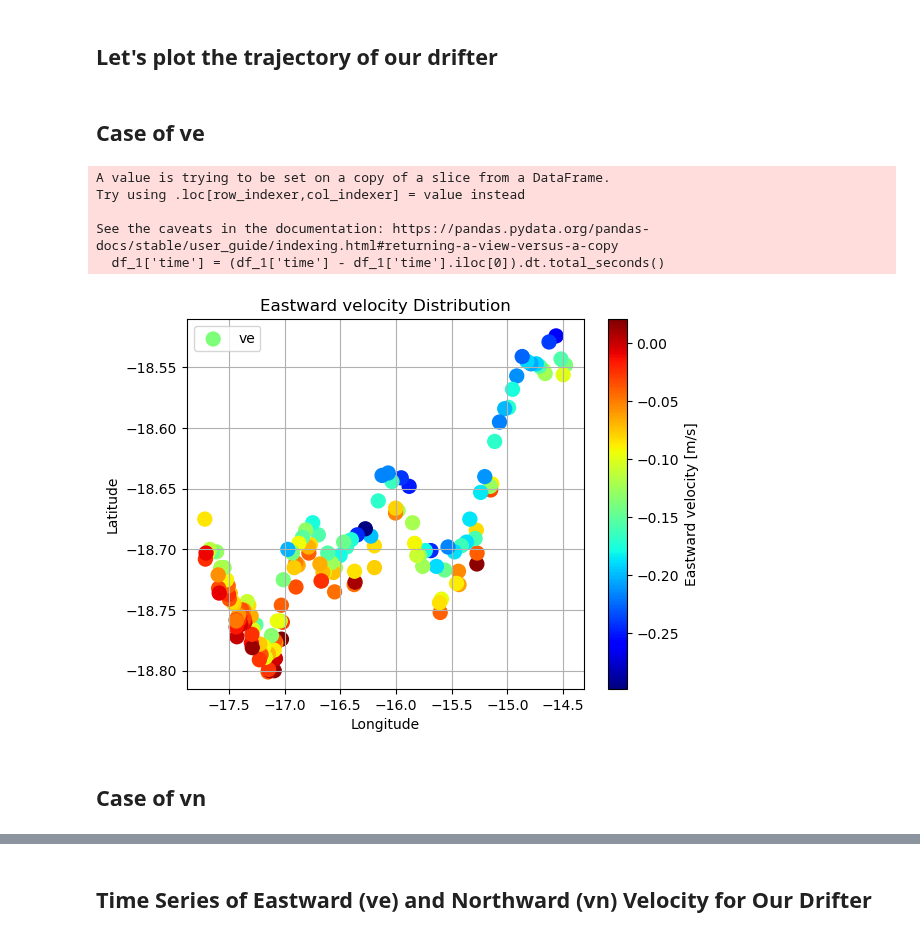
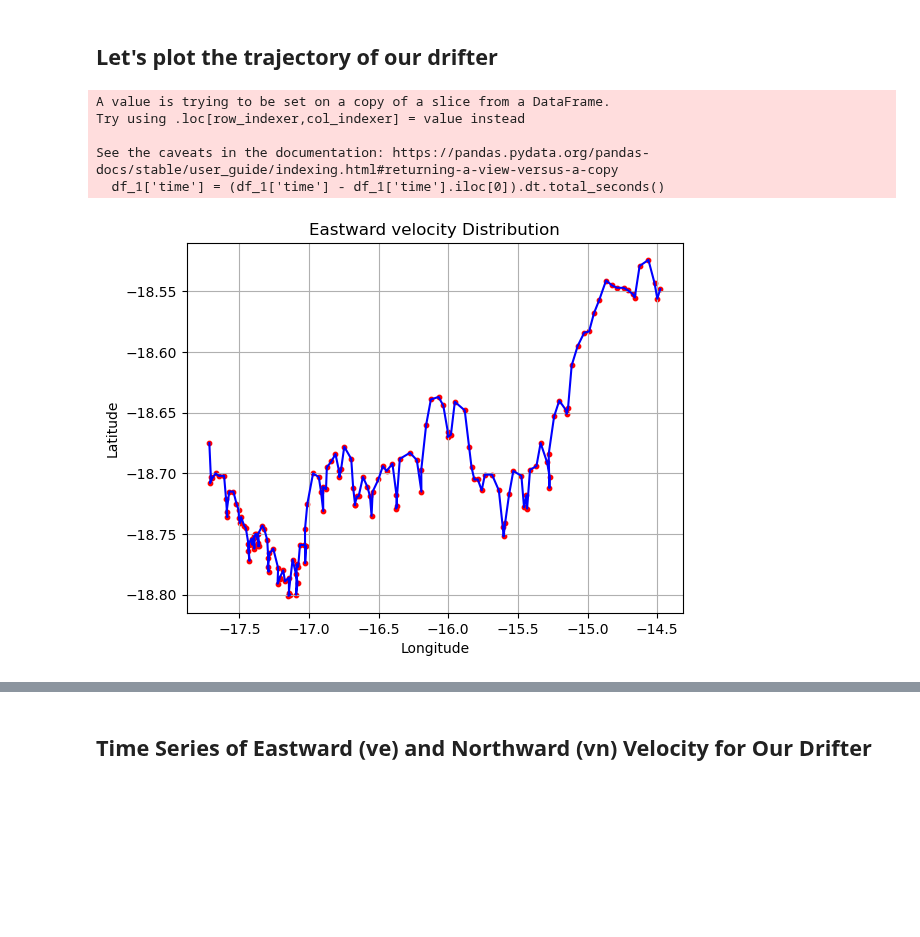
Before and after one commit to Julio-Leonel-Donfack/Courants-Derivants-Cmems, a Jupyter notebook: 4-oscillation-inertielle -des-dérives-existant.ipynb, the cells around one changed output, grey strips where cells are left out. Saved outputs shown, nothing was run; the diff lists cells and outputs as text; code cells hidden in the pictures; blank space fills up the shorter version.

```diff
--- a/4-oscillation-inertielle -des-dérives-existant.ipynb
+++ b/4-oscillation-inertielle -des-dérives-existant.ipynb
@@ -106,37 +106,34 @@ df_1
 158 rows × 6 columns
 # %% [markdown]
 ## Let's plot the trajectory of our drifter
-# %% [markdown]
-## Case of ve
 # %%
 import pandas as pd
 import matplotlib.pyplot as plt
 
 # Sample DataFrame with longitude, latitude, temperature, and time
 # Replace this with your actual DataFrame
 df_1 = df[0:158]
 
 # Convertir la colonne temps en un format numérique représentant le temps écoulé (en secondes)
 df_1['time'] = (df_1['time'] - df_1['time'].iloc[0]).dt.total_seconds()
 
 # Tracer la force inertielle en 2D
-plt.scatter(df_1['Longitude'], df_1['Latitude'], c=df_1['ve'], cmap='jet', s=100)
+plt.scatter(df_1['Longitude'], df_1['Latitude'], color='r', s=10)
+plt.plot(df_1['Longitude'], df_1['Latitude'], color='b', linestyle='-')
 
-plt.colorbar(label='Eastward velocity [m/s]')
+# plt.colorbar(label='Eastward velocity [m/s]')
 plt.xlabel('Longitude')
 plt.ylabel('Latitude')
 plt.title('Eastward velocity Distribution')
 # Add grid
 plt.grid(True)
-plt.legend(['ve'])
+# plt.legend(['drifter trajectories'])
 plt.savefig("fig19 mode.png")
 plt.show()
 # %% [output]
 A value is trying to be set on a copy of a slice from a DataFrame.
 Try using .loc[row_indexer,col_indexer] = value instead
 
 See the caveats in the documentation: https://pandas.pydata.org/pandas-docs/stable/user_guide/indexing.html#returning-a-view-versus-a-copy
   df_1['time'] = (df_1['time'] - df_1['time'].iloc[0]).dt.total_seconds()
-[figure, old version]
+[figure, new version]
-# %% [markdown]
-## Case of vn
```
Also changed, not shown: parts of 1 cell of this notebook.
